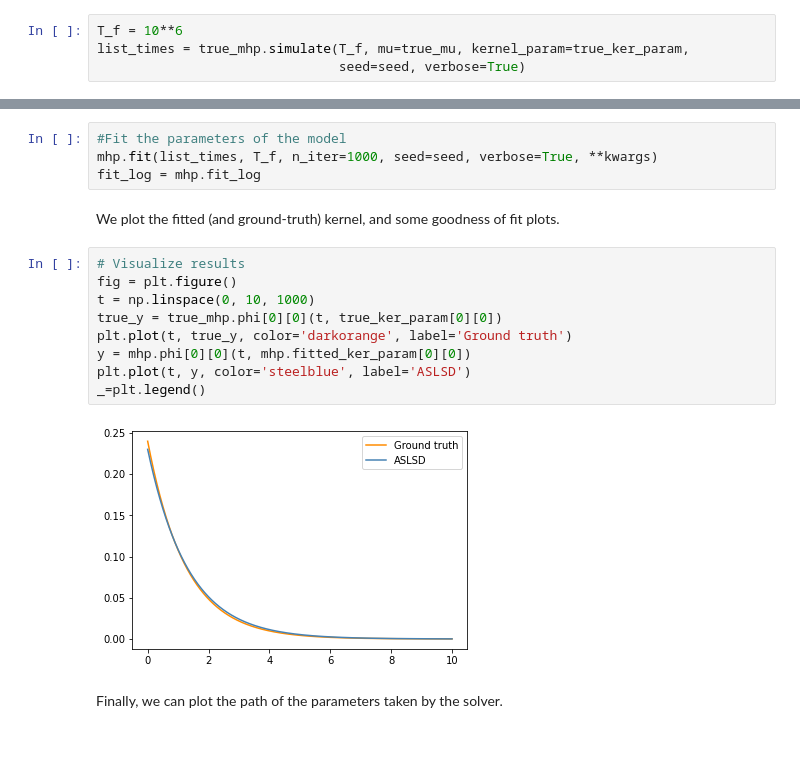
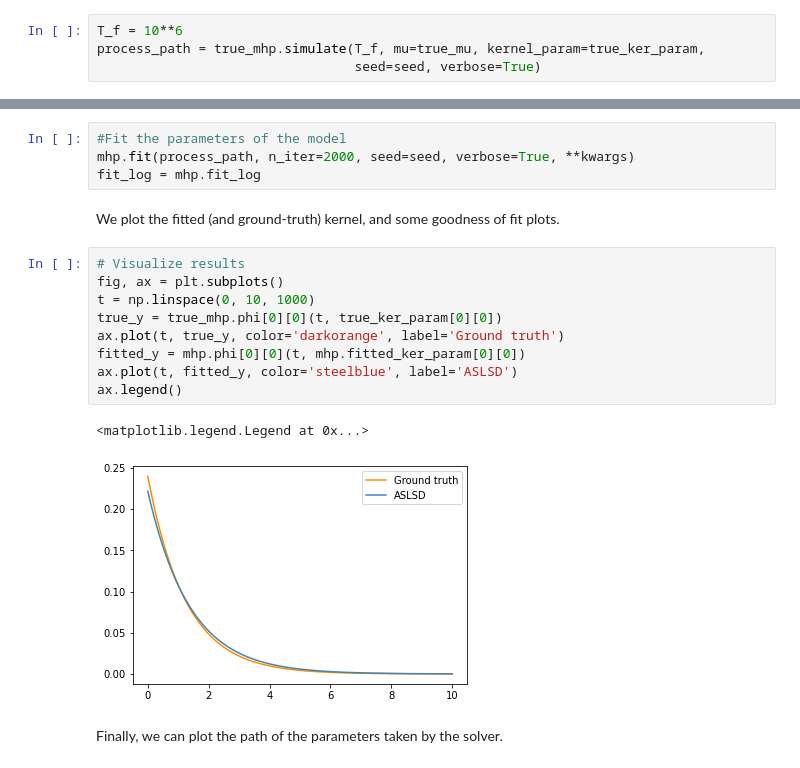
Before and after one commit to saadlabyad/aslsd, a Jupyter notebook: examples/fit_exp1d.ipynb, the cells around one changed output, grey strips where cells are left out. Saved outputs shown, nothing was run; the diff lists cells and outputs as text.

```diff
--- a/examples/fit_exp1d.ipynb
+++ b/examples/fit_exp1d.ipynb
@@ -44,7 +61,7 @@ true_ker_param = [[np.array([true_omega, true_beta])]]
 Next, we simulate a single path of this process, over a reasonably long horizon.
 # %%
 T_f = 10**6
-list_times = true_mhp.simulate(T_f, mu=true_mu, kernel_param=true_ker_param,
-                               seed=seed, verbose=True)
+process_path = true_mhp.simulate(T_f, mu=true_mu, kernel_param=true_ker_param,
+                                 seed=seed, verbose=True)
 # %% [output]
 Simulating events...
@@ -73,21 +92,22 @@ mhp = MHP([[kernel]])
 kwargs = {'is_log_param': True, 'is_log_grad': True}
 # %%
 #Fit the parameters of the model
-mhp.fit(list_times, T_f, n_iter=1000, seed=seed, verbose=True, **kwargs)
+mhp.fit(process_path, n_iter=2000, seed=seed, verbose=True, **kwargs)
 fit_log = mhp.fit_log
 # %% [markdown]
 We plot the fitted (and ground-truth) kernel, and some goodness of fit plots.
 # %%
 # Visualize results
-fig = plt.figure()
+fig, ax = plt.subplots()
 t = np.linspace(0, 10, 1000)
 true_y = true_mhp.phi[0][0](t, true_ker_param[0][0])
-plt.plot(t, true_y, color='darkorange', label='Ground truth')
-y = mhp.phi[0][0](t, mhp.fitted_ker_param[0][0])
-plt.plot(t, y, color='steelblue', label='ASLSD')
-_=plt.legend()
+ax.plot(t, true_y, color='darkorange', label='Ground truth')
+fitted_y = mhp.phi[0][0](t, mhp.fitted_ker_param[0][0])
+ax.plot(t, fitted_y, color='steelblue', label='ASLSD')
+ax.legend()
 # %% [output]
+<matplotlib.legend.Legend at 0x...>
-[figure, old version]
+[figure, new version]
 # %% [markdown]
 Finally, we can plot the path of the parameters taken by the solver.
 # %%
```
Also changed, not shown: parts of 6 cells of this notebook, 6 other files.
